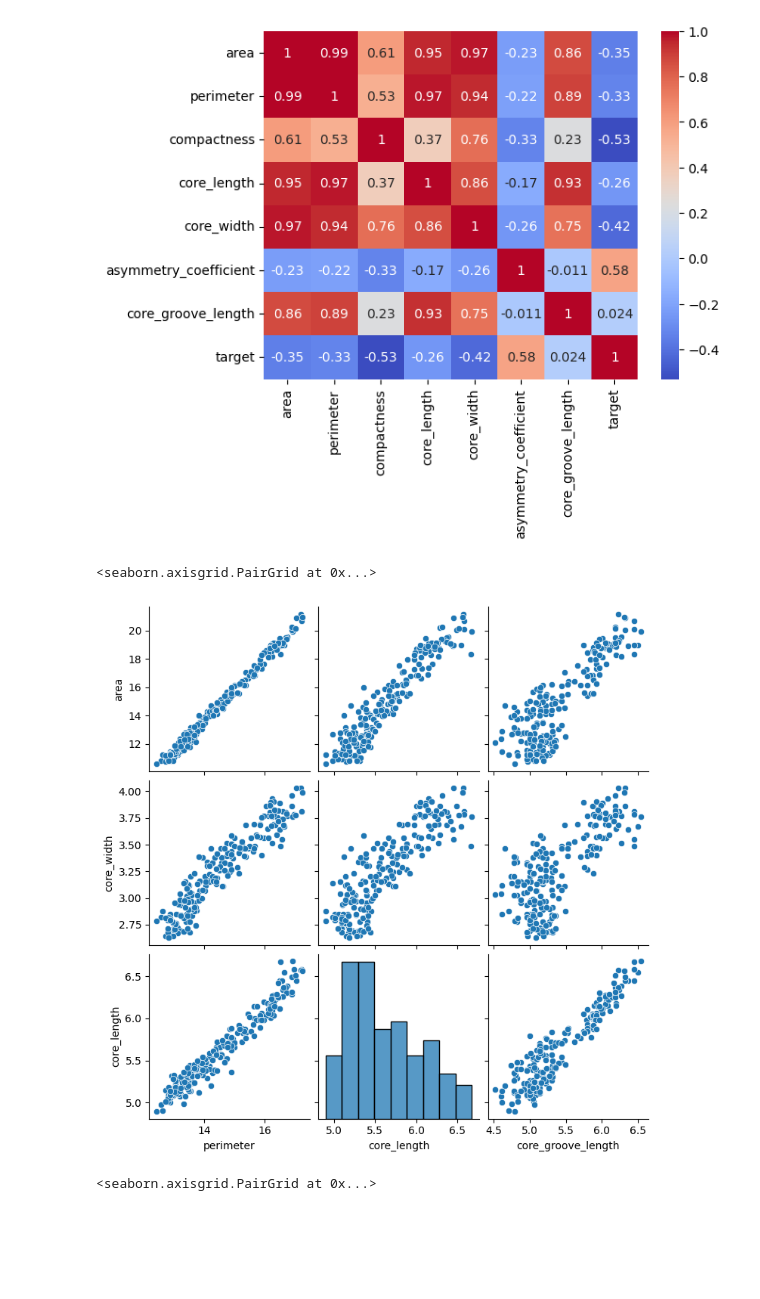
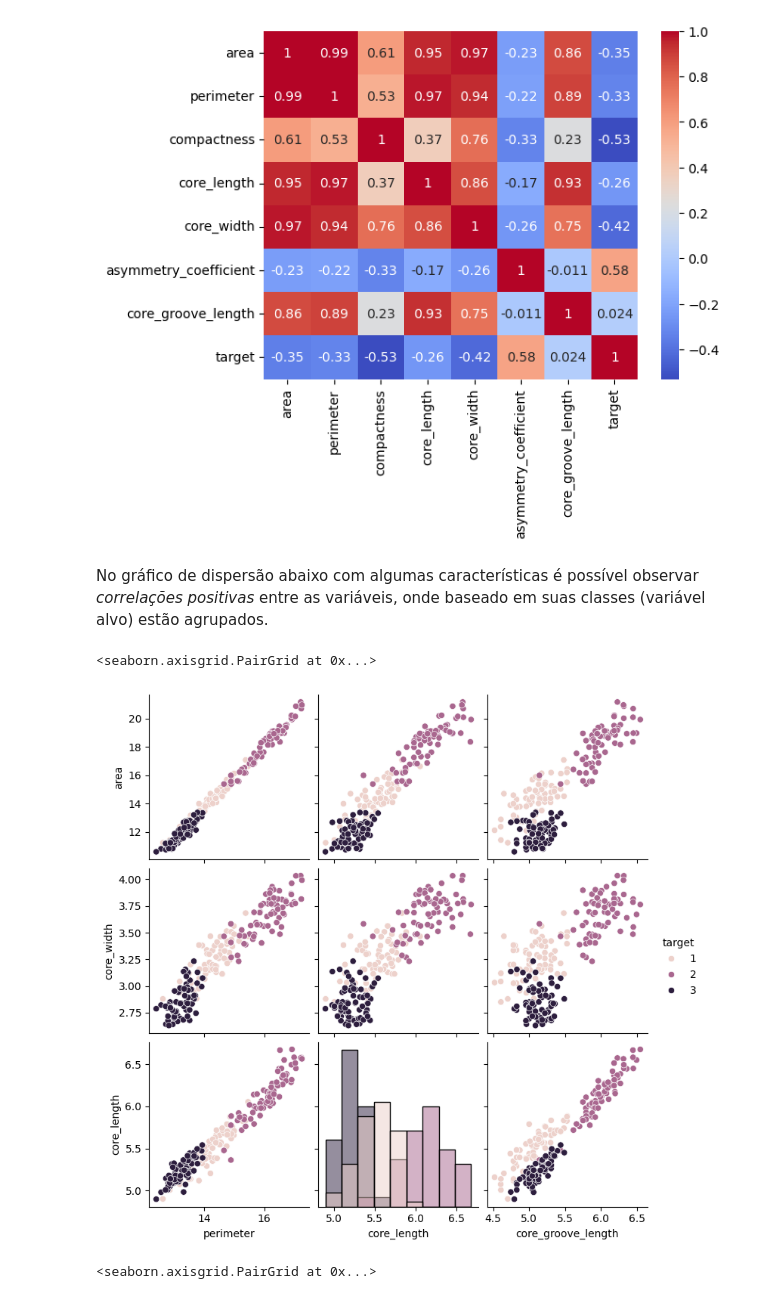
Before and after one commit to DiogoBotton/Machine_Learning_Training_Learn, a Jupyter notebook: Classificação/FIAP_Aulas/Atividade_Fase4/seeds_classifier.ipynb, the cells around one changed output. Cells and saved outputs as stored; diff of their text form; code cells hidden in the pictures; blank space fills up the shorter version.

```diff
--- a/Classificação/FIAP_Aulas/Atividade_Fase4/seeds_classifier.ipynb
+++ b/Classificação/FIAP_Aulas/Atividade_Fase4/seeds_classifier.ipynb
@@ -111,12 +126,19 @@ sns.heatmap(data=corr, annot=True, cmap='coolwarm')
 # %% [output]
 <Axes: >
 [figure]
+# %% [markdown]
+No gráfico de dispersão abaixo com algumas características é possível observar *correlações positivas* entre as variáveis, onde baseado em suas classes (variável alvo) estão agrupados.
 # %%
 # Gráfico de dispersão com algumas variáveis que apresentam correlações significativas
-sns.pairplot(data=df, y_vars=['area', 'core_width', 'core_length'], x_vars=['perimeter', 'core_length', 'core_groove_length'])
+# O parametro hue='target' colore cada ponto no gráfico baseado nas classes
+sns.pairplot(data=df,
+             y_vars=['area', 'core_width', 'core_length'],
+             x_vars=['perimeter', 'core_length', 'core_groove_length'],
+             hue='target',
+             diag_kind='hist')
 # %% [output]
 <seaborn.axisgrid.PairGrid at 0x...>
-[figure, old version]
+[figure, new version]
 # %%
 # Gráfico de dispersão para analisar a relação de cada atributo com a variável alvo
 sns.pairplot(data=df, y_vars='target', x_vars=df.drop('target', axis=1).columns)
```
Also changed, not shown: parts of 30 cells of this notebook, 2 other files.
